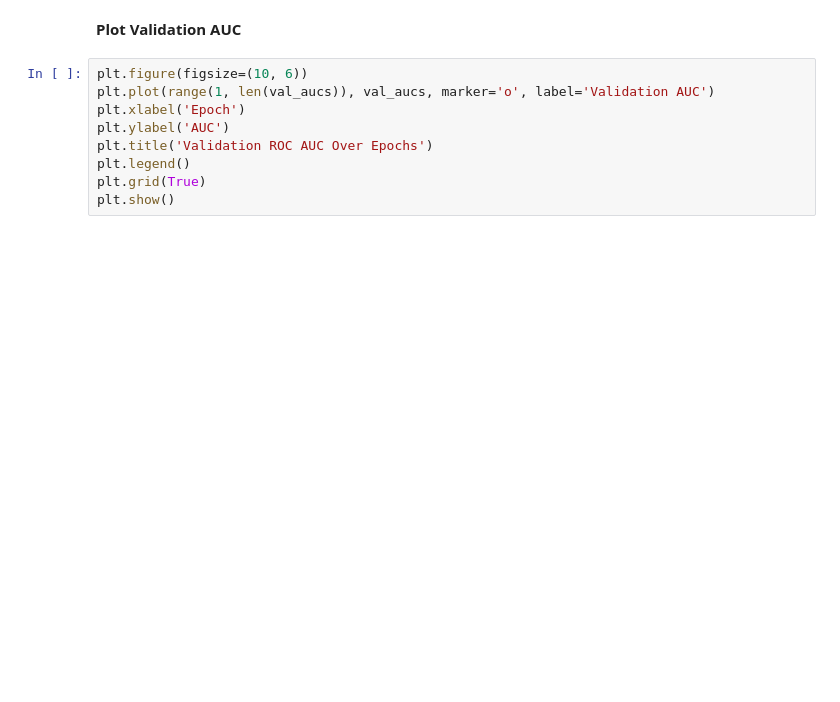
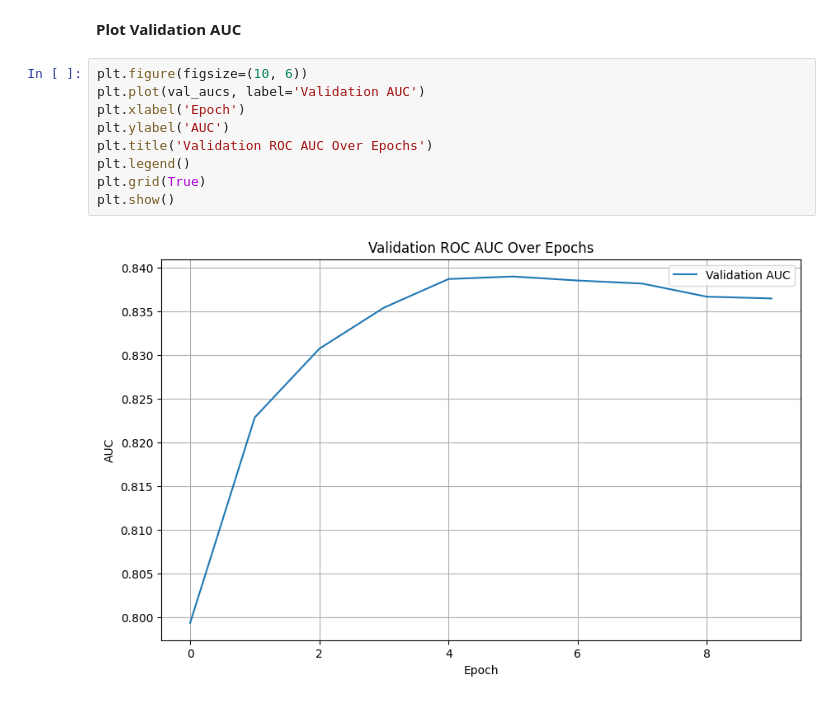
Before and after one commit to bjorneme/preliminary, a Jupyter notebook: notebooks/dense_net_121.ipynb, the cells around one changed output. Saved outputs shown, nothing was run; the diff lists cells and outputs as text; blank space fills up the shorter version.

```diff
--- a/notebooks/dense_net_121.ipynb
+++ b/notebooks/dense_net_121.ipynb
@@ -585,10 +593,12 @@ NameError: name 'train_losses' is not defined
 **Plot Validation AUC**
 # %%
 plt.figure(figsize=(10, 6))
-plt.plot(range(1, len(val_aucs)), val_aucs, marker='o', label='Validation AUC')
+plt.plot(val_aucs, label='Validation AUC')
 plt.xlabel('Epoch')
 plt.ylabel('AUC')
 plt.title('Validation ROC AUC Over Epochs')
 plt.legend()
 plt.grid(True)
 plt.show()
+# %% [output]
+[figure, added]
```
Also changed, not shown: parts of 6 cells of this notebook, 1 other file.
